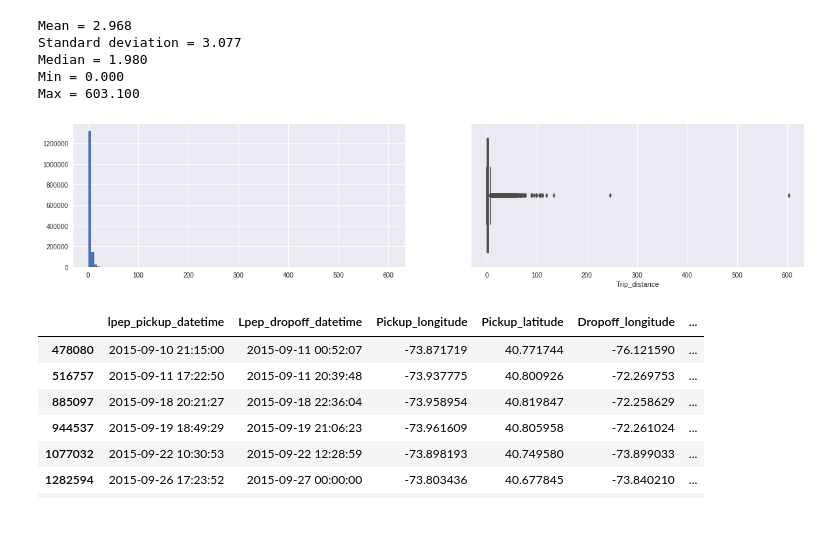
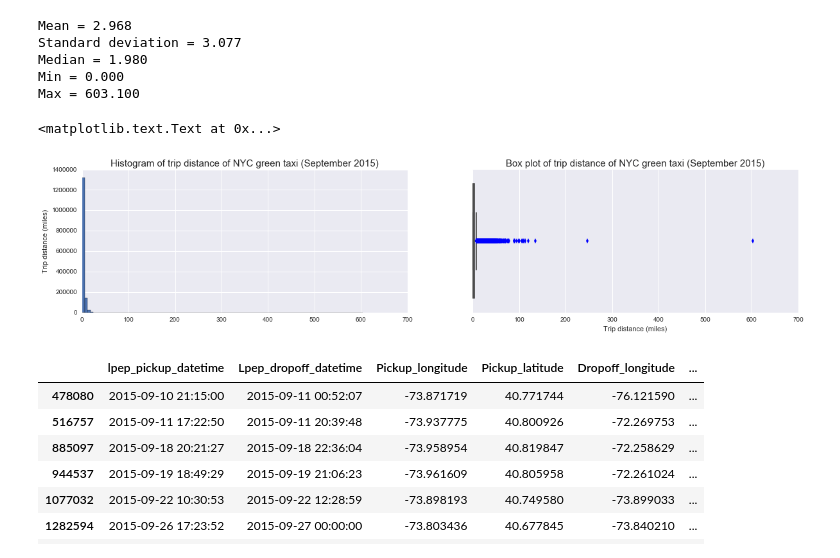
Before and after one commit to ah3200/nyc_green_taxi, a Jupyter notebook: data_analysis-final.ipynb, the cells around one changed output. Drawn from its saved outputs; the diff is of its cells as text; code cells hidden in the pictures; blank space fills up the shorter version.

```diff
--- a/data_analysis-final.ipynb
+++ b/data_analysis-final.ipynb
@@ -107,14 +107,21 @@ Max = 603.100
 # %%
 # Plot histogram and Box-plot to visualize Trip_distance
 # Create a figure instance, and the two subplots
 fig = plt.figure(figsize = (20,4))
 ax1 = fig.add_subplot(121)
 ax2 = fig.add_subplot(122)
 
 p1 = trips.Trip_distance.hist(bins=100, ax=ax1)
 p2 = sns.boxplot(trips.Trip_distance, ax=ax2)
+
+ax1.set(ylabel='Trip distance (miles)')
+ax1.set_title("Histogram of trip distance of NYC green taxi (September 2015)", size=15)
+
+ax2.set(xlabel='Trip distance (miles)')
+ax2.set_title("Box plot of trip distance of NYC green taxi (September 2015)", size=15)
 # %% [output]
+<matplotlib.text.Text at 0x...>
-[figure, old version]
+[figure, new version]
 # %%
 check_col = ['lpep_pickup_datetime','Lpep_dropoff_datetime','Pickup_longitude','Pickup_latitude',
        'Dropoff_longitude','Dropoff_latitude','RateCodeID','Passenger_count','Trip_distance','Fare_amount',
```
Also changed, not shown: parts of 78 cells of this notebook.
